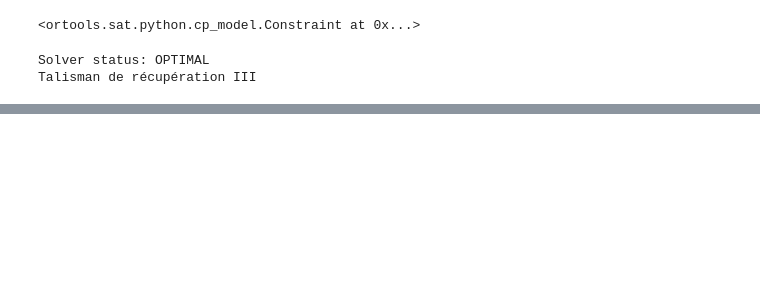
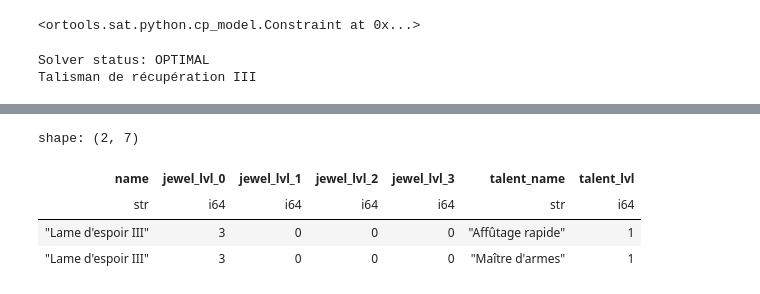
Before and after one commit to DSestu/MH-Wilds-Tools, a Jupyter notebook: dev.ipynb, the cells around one changed output, grey strips where cells are left out. Saved outputs shown, nothing was run; the diff lists cells and outputs as text; code cells hidden in the pictures; blank space fills up the shorter version.

```diff
--- a/dev.ipynb
+++ b/dev.ipynb
@@ -325,0 +704,24 @@ shape: (2, 9)
+# %%
+weapon = (
+    weapons
+    #
+    .filter(pl.col("name") == weapon_name)
+    .explode("talents")
+    .select(
+        "name",
+        *[
+            pl.col("jewels").struct.field(str(i)).alias(f"jewel_lvl_{i}")
+            for i in range(4)
+        ],
+        pl.col("talents").struct.field("name").alias("talent_name"),
+        pl.col("talents").struct.field("lvl").alias("talent_lvl"),
+    )
+)
+weapon
+# weapon.schema
+# %% [output]
+shape: (2, 7)
+| name | jewel_lvl_0 | jewel_lvl_1 | jewel_lvl_2 | jewel_lvl_3 | talent_name | talent_lvl |
+| str | i64 | i64 | i64 | i64 | str | i64 |
+| "Lame d'espoir III" | 3 | 0 | 0 | 0 | "Affûtage rapide" | 1 |
+| "Lame d'espoir III" | 3 | 0 | 0 | 0 | "Maître d'armes" | 1 |
```
Also changed, not shown: parts of 11 cells of this notebook.
